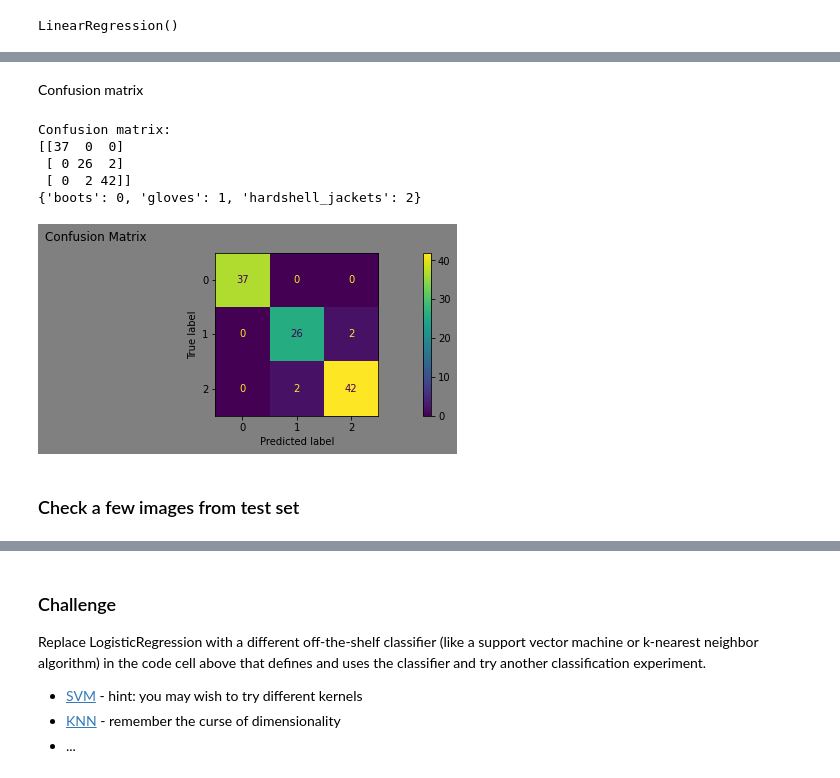
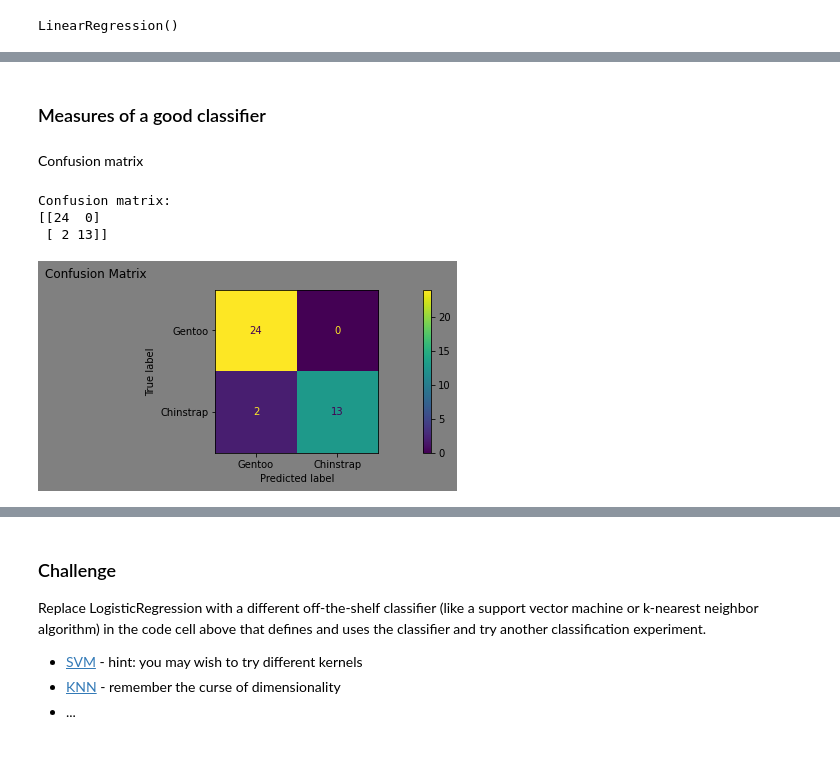
Before and after one commit to MLWorkshops/mlinterviews, a Jupyter notebook: machine_learning_foundations/Machine_Learning_Foundations.ipynb, the cells around one changed output, grey strips where cells are left out. Drawn from its saved outputs; the diff is of its cells as text; code cells hidden in the pictures.

Commit message:
Updated notebook for using penguin dataset only to simplify

```diff
--- a/machine_learning_foundations/Machine_Learning_Foundations.ipynb
+++ b/machine_learning_foundations/Machine_Learning_Foundations.ipynb
@@ -437,0 +222,4 @@ weighted avg       0.96      0.96      0.96       109
+# %%
+# Encode the response variable from string to numerical
+species_encoded = [0 if x == 'Gentoo' else 1 for x in species_data['species']]
+species_data['species'] = species_encoded
@@ -437,0 +240,28 @@ weighted avg       0.96      0.96      0.96       109
+# %%
+# Train a linear regression model
+reg = LinearRegression()
+reg.fit(X_train, Y_train)
+
+# Predict a response Y
+Y_pred = reg.predict(X_test)
+
+# The coefficients
+print('Coefficients: ', reg.coef_)
+print('Intercept: ', reg.intercept_)
+
+# The mean squared error
+print('Mean squared error: %.2f'
+      % mean_squared_error(Y_test, Y_pred))
+
+# The coefficient of determination: 1 is perfect prediction
+print('Coefficient of determination: %.2f'
+      % r2_score(Y_test, Y_pred))
+
+
+# Plot outputs
+plt.scatter(X_test, Y_test,  color='black')
+plt.plot(X_test, Y_pred, color='orange', linewidth=3)
+
+plt.title('Linear Regression Model for Species Dataset')
+plt.xlabel('Bill depth (mm)')
+plt.ylabel('Species (0=Gentoo/1=Chinstrap)')
@@ -437,0 +279,8 @@ weighted avg       0.96      0.96      0.96       109
+# %%
+# Initialize the classifier
+clf = LogisticRegression(random_state=0)
+
+# Learn the digits on the train subset
+clf.fit(X_train, Y_train)
+
+print('Classifier score = ', clf.score(X_test, Y_test))
@@ -438,17 +328,16 @@ weighted avg       0.96      0.96      0.96       109
+# %% [markdown]
+### Measures of a good classifier
 # %% [markdown]
 Confusion matrix
 # %%
-disp = metrics.plot_confusion_matrix(clf, X_test, y_test)
+disp = metrics.plot_confusion_matrix(clf, X_test, Y_test,
+                                     display_labels=['Gentoo','Chinstrap'])
 disp.figure_.suptitle("Confusion Matrix")
 print(f"Confusion matrix:\n{disp.confusion_matrix}")
-print(labels_dict)
+print('')
 plt.show()
 # %% [output]
 Confusion matrix:
-[[37  0  0]
- [ 0 26  2]
- [ 0  2 42]]
-{'boots': 0, 'gloves': 1, 'hardshell_jackets': 2}
+[[24  0]
+ [ 2 13]]
-[figure, old version]
+[figure, new version]
-# %% [markdown]
-### Check a few images from test set
```
Also changed, not shown: parts of 83 cells of this notebook, 5 other files.
